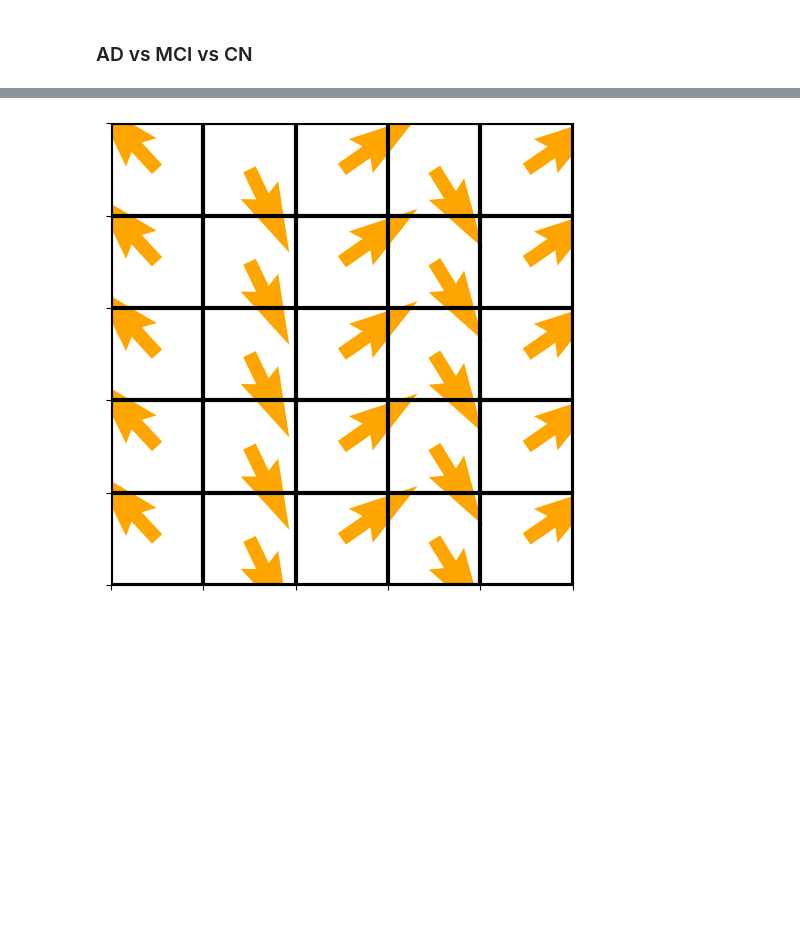
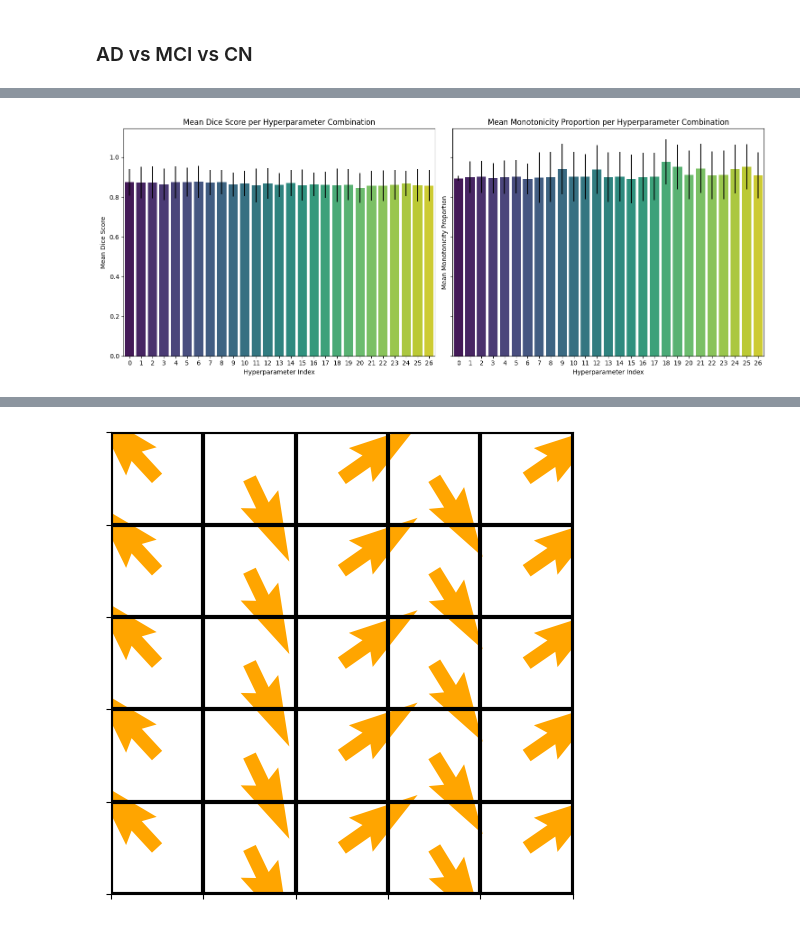
Before and after one commit to aisha-lawal/inrmorph, a Jupyter notebook: eval/script.ipynb, the cells around one changed output, grey strips where cells are left out. Saved outputs shown, nothing was run; the diff lists cells and outputs as text; code cells hidden in the pictures; blank space fills up the shorter version.

```diff
--- a/eval/script.ipynb
+++ b/eval/script.ipynb
@@ -123,0 +148,30 @@ plt.show()
+# %%
+#cross val results
+df = pd.read_csv("cross_val_results.csv")
+
+agg_df = df.groupby('hyperparam_idx').agg({
+    'structure_dice': ['mean', 'std'],
+    'total_proportion_monotonicity': ['mean', 'std']
+}).reset_index()
+
+agg_df.columns = ['hyperparam_idx', 'dice_mean', 'dice_std', 'monotonicity_mean', 'monotonicity_std']
+
+agg_df['combined_score'] = agg_df['dice_mean'] + agg_df['monotonicity_mean']
+agg_df.sort_values(by='combined_score', ascending=False, inplace=True)
+
+# print("Top hyperparameter combinations:")
+# print(agg_df.head(50))
+fig, axes = plt.subplots(1, 2, figsize=(15, 6), sharey=True)
+sns.barplot(ax=axes[0], data=agg_df, x='hyperparam_idx', y='dice_mean', yerr=agg_df['dice_std'], palette='viridis')
+axes[0].set_title('Mean Dice Score per Hyperparameter Combination')
+axes[0].set_xlabel('Hyperparameter Index')
+axes[0].set_ylabel('Mean Dice Score')
+
+sns.barplot(ax=axes[1], data=agg_df, x='hyperparam_idx', y='monotonicity_mean', yerr=agg_df['monotonicity_std'], palette='viridis')
+axes[1].set_title('Mean Monotonicity Proportion per Hyperparameter Combination')
+axes[1].set_xlabel('Hyperparameter Index')
+axes[1].set_ylabel('Mean Monotonicity Proportion')
+plt.tight_layout()
+plt.show()
+# %% [output]
+[figure, added]
```
Also changed, not shown: parts of 7 cells of this notebook, 4 other files.
